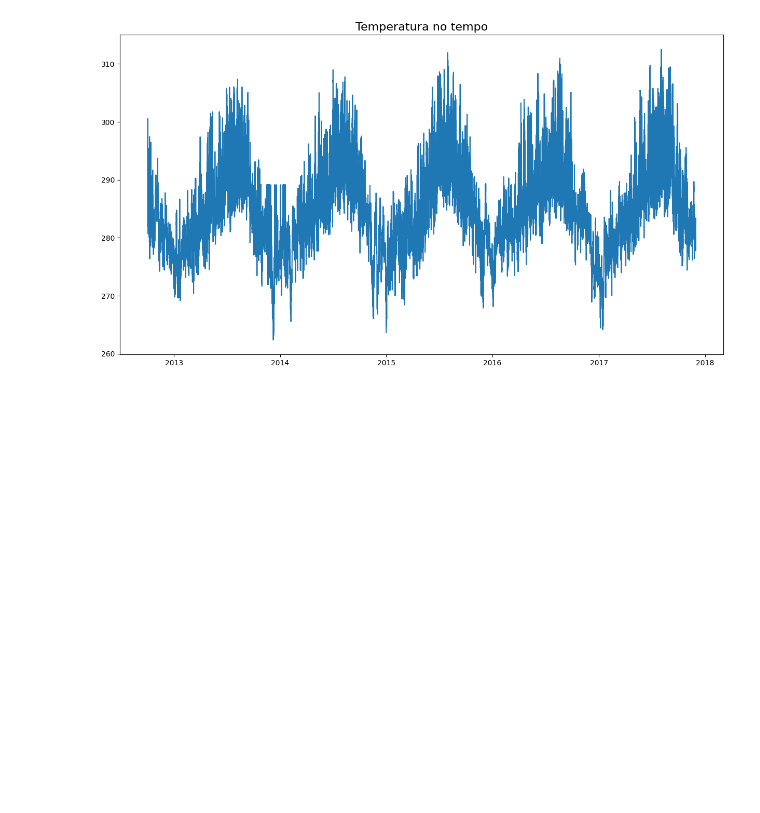
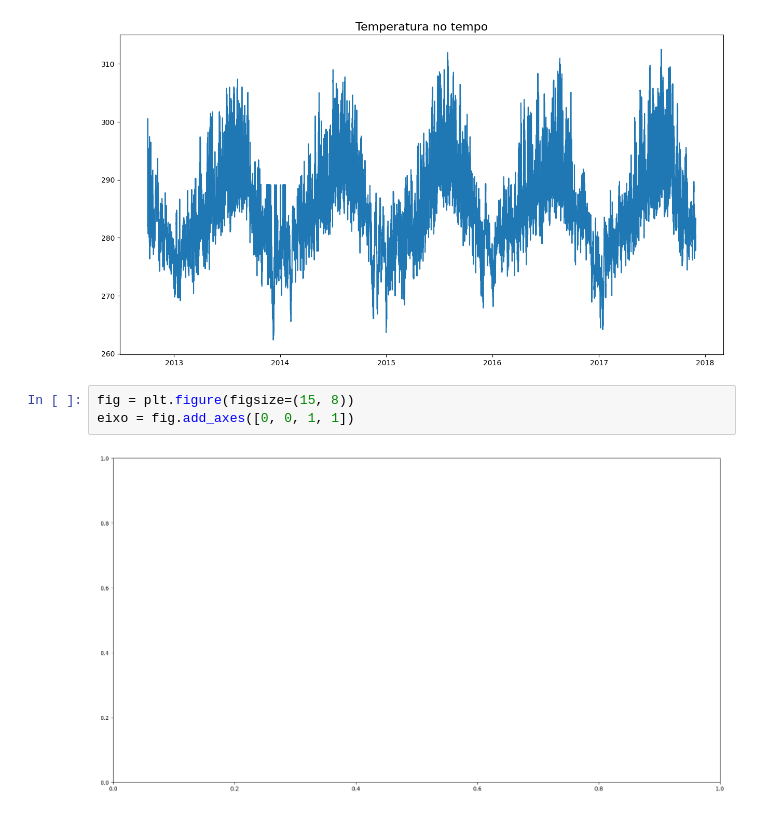
Before and after one commit to AraujoTT/DS, a Jupyter notebook: DS2/curso8_data_visualization/projeto.ipynb, the cells around one changed output. Drawn from its saved outputs; the diff is of its cells as text; blank space fills up the shorter version.

```diff
--- a/DS2/curso8_data_visualization/projeto.ipynb
+++ b/DS2/curso8_data_visualization/projeto.ipynb
@@ -51,3 +51,8 @@ plt.title('Temperatura no tempo', fontsize= 16)
 # %% [output]
 Text(0.5, 1.0, 'Temperatura no tempo')
 [figure]
+# %%
+fig = plt.figure(figsize=(15, 8))
+eixo = fig.add_axes([0, 0, 1, 1])
+# %% [output]
+[figure, added]
```
Also changed, not shown: parts of 12 cells of this notebook, 1 other file.
